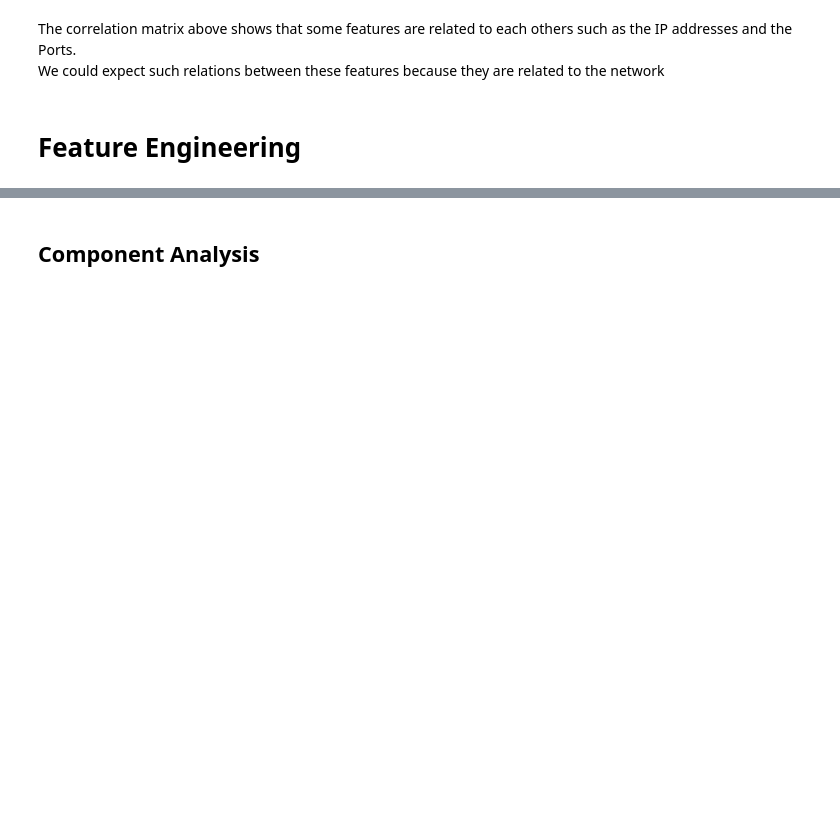
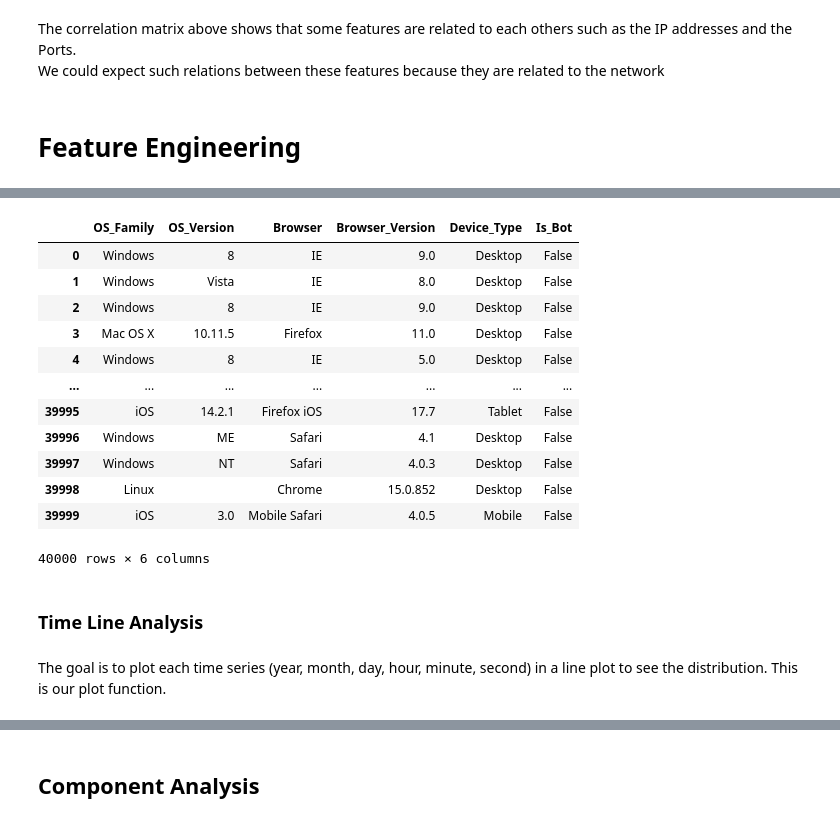
Before and after one commit to florianrst/CyberSecurity_ML, a Jupyter notebook: Main_Notebook.ipynb, the cells around one changed output, grey strips where cells are left out. Saved outputs shown, nothing was run; the diff lists cells and outputs as text; code cells hidden in the pictures; blank space fills up the shorter version.

```diff
--- a/Main_Notebook.ipynb
+++ b/Main_Notebook.ipynb
@@ -498,0 +647,35 @@ fig.show()
+# %%
+from user_agents import parse # Attention : import de 'user_agents', pas 'ua_parser'
+
+def process_ua(ua_string):
+    # On s'assure que la donnée est une chaîne de caractères
+    ua = parse(str(ua_string))
+
+    return pd.Series({
+        'OS_Family': ua.os.family,
+        'OS_Version': ua.os.version_string, # Désormais disponible
+        'Browser': ua.browser.family,
+        'Browser_Version': ua.browser.version_string,
+        'Device_Type': 'Mobile' if ua.is_mobile else ('Tablet' if ua.is_tablet else 'Desktop'),
+        'Is_Bot': ua.is_bot
+    })
+df_info = df['Device Information'].apply(process_ua)
+df_info
+# %% [output]
+|  | OS_Family | OS_Version | Browser | Browser_Version | Device_Type | Is_Bot |
+| 0 | Windows | 8 | IE | 9.0 | Desktop | False |
+| 1 | Windows | Vista | IE | 8.0 | Desktop | False |
+| 2 | Windows | 8 | IE | 9.0 | Desktop | False |
+| 3 | Mac OS X | 10.11.5 | Firefox | 11.0 | Desktop | False |
+| 4 | Windows | 8 | IE | 5.0 | Desktop | False |
+| ... | ... | ... | ... | ... | ... | ... |
+| 39995 | iOS | 14.2.1 | Firefox iOS | 17.7 | Tablet | False |
+| 39996 | Windows | ME | Safari | 4.1 | Desktop | False |
+| 39997 | Windows | NT | Safari | 4.0.3 | Desktop | False |
+| 39998 | Linux |  | Chrome | 15.0.852 | Desktop | False |
+| 39999 | iOS | 3.0 | Mobile Safari | 4.0.5 | Mobile | False |
+40000 rows × 6 columns
+# %% [markdown]
+### Time Line Analysis
+# %% [markdown]
+The goal is to plot each time series (year, month, day, hour, minute, second) in a line plot to see the distribution. This is our plot function.
```
Also changed, not shown: parts of 41 cells of this notebook.
